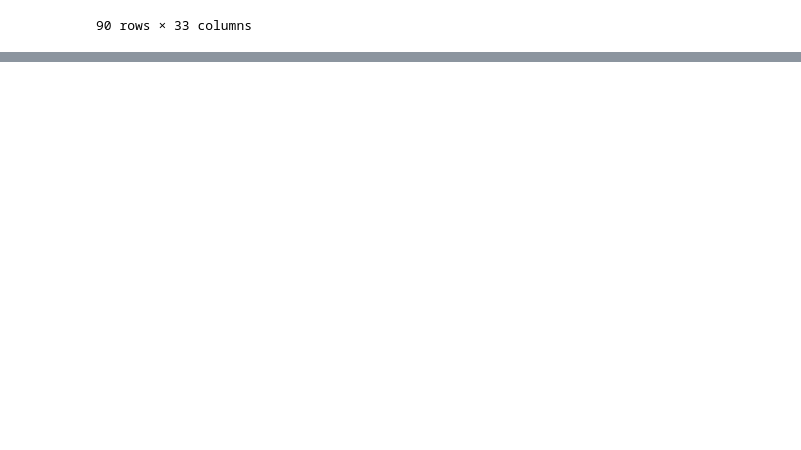
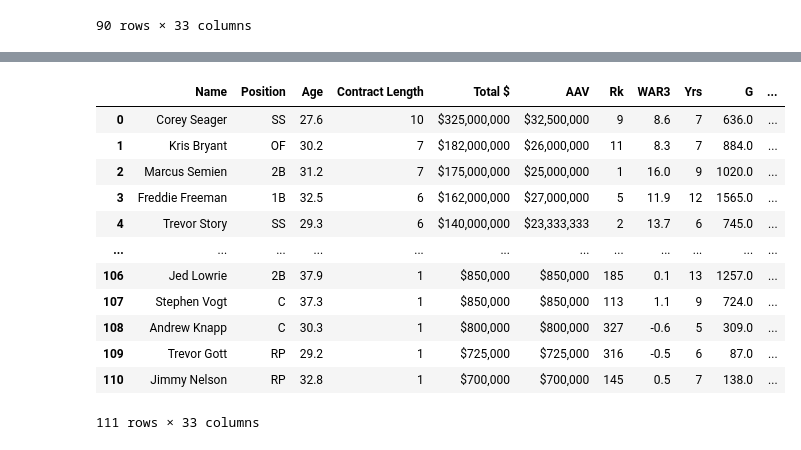
Before and after one commit to MattKrepp1/Econ-411, a Jupyter notebook: Course Project/Project Rough Draft.ipynb, the cells around one changed output, grey strips where cells are left out. Cells and saved outputs as stored; diff of their text form; code cells hidden in the pictures; blank space fills up the shorter version.

```diff
--- a/Course Project/Project Rough Draft.ipynb
+++ b/Course Project/Project Rough Draft.ipynb
@@ -53,3 +53,8 @@ result
 | 88 | Jackson Stephens | RP | 28.6 | 1 | $740,000 | $740,000 | 12/26/22 | 0.0 | 3 | 36.0 | ... |
 | 89 | Eric Hosmer | 1B | 33.2 | 1 | $720,000 | $720,000 | 1/13/23 | 3.3 | 12 | 1658.0 | ... |
 90 rows × 33 columns
+# %%
+pd.read_csv("SR FA Stats 2021.csv")
+df_stats = pd.read_csv("SR FA Stats 2021.csv")
+df_stats.dropna(subset = ['G'], inplace=True)
+df_stats
@@ -55,0 +75,4 @@ result
+# %%
+pd.read_csv("Spotrac Free Agents 2021.csv")
+df = pd.read_csv("Spotrac Free Agents 2021.csv")
+df
@@ -55,0 +93,17 @@ result
+# %%
+result2 = pd.merge(df, df_stats, on="Name")
+result2
+# %% [output]
+|  | Name | Position | Age | Contract Length | Total $ | AAV | Rk | WAR3 | Yrs | G | ... |
+| 0 | Corey Seager | SS | 27.6 | 10 | $325,000,000 | $32,500,000 | 9 | 8.6 | 7 | 636.0 | ... |
+| 1 | Kris Bryant | OF | 30.2 | 7 | $182,000,000 | $26,000,000 | 11 | 8.3 | 7 | 884.0 | ... |
+| 2 | Marcus Semien | 2B | 31.2 | 7 | $175,000,000 | $25,000,000 | 1 | 16.0 | 9 | 1020.0 | ... |
+| 3 | Freddie Freeman | 1B | 32.5 | 6 | $162,000,000 | $27,000,000 | 5 | 11.9 | 12 | 1565.0 | ... |
+| 4 | Trevor Story | SS | 29.3 | 6 | $140,000,000 | $23,333,333 | 2 | 13.7 | 6 | 745.0 | ... |
+| ... | ... | ... | ... | ... | ... | ... | ... | ... | ... | ... | ... |
+| 106 | Jed Lowrie | 2B | 37.9 | 1 | $850,000 | $850,000 | 185 | 0.1 | 13 | 1257.0 | ... |
+| 107 | Stephen Vogt | C | 37.3 | 1 | $850,000 | $850,000 | 113 | 1.1 | 9 | 724.0 | ... |
+| 108 | Andrew Knapp | C | 30.3 | 1 | $800,000 | $800,000 | 327 | -0.6 | 5 | 309.0 | ... |
+| 109 | Trevor Gott | RP | 29.2 | 1 | $725,000 | $725,000 | 316 | -0.5 | 6 | 87.0 | ... |
+| 110 | Jimmy Nelson | RP | 32.8 | 1 | $700,000 | $700,000 | 145 | 0.5 | 7 | 138.0 | ... |
+111 rows × 33 columns
```
Also changed, not shown: parts of 15 cells of this notebook, 13 other files.
